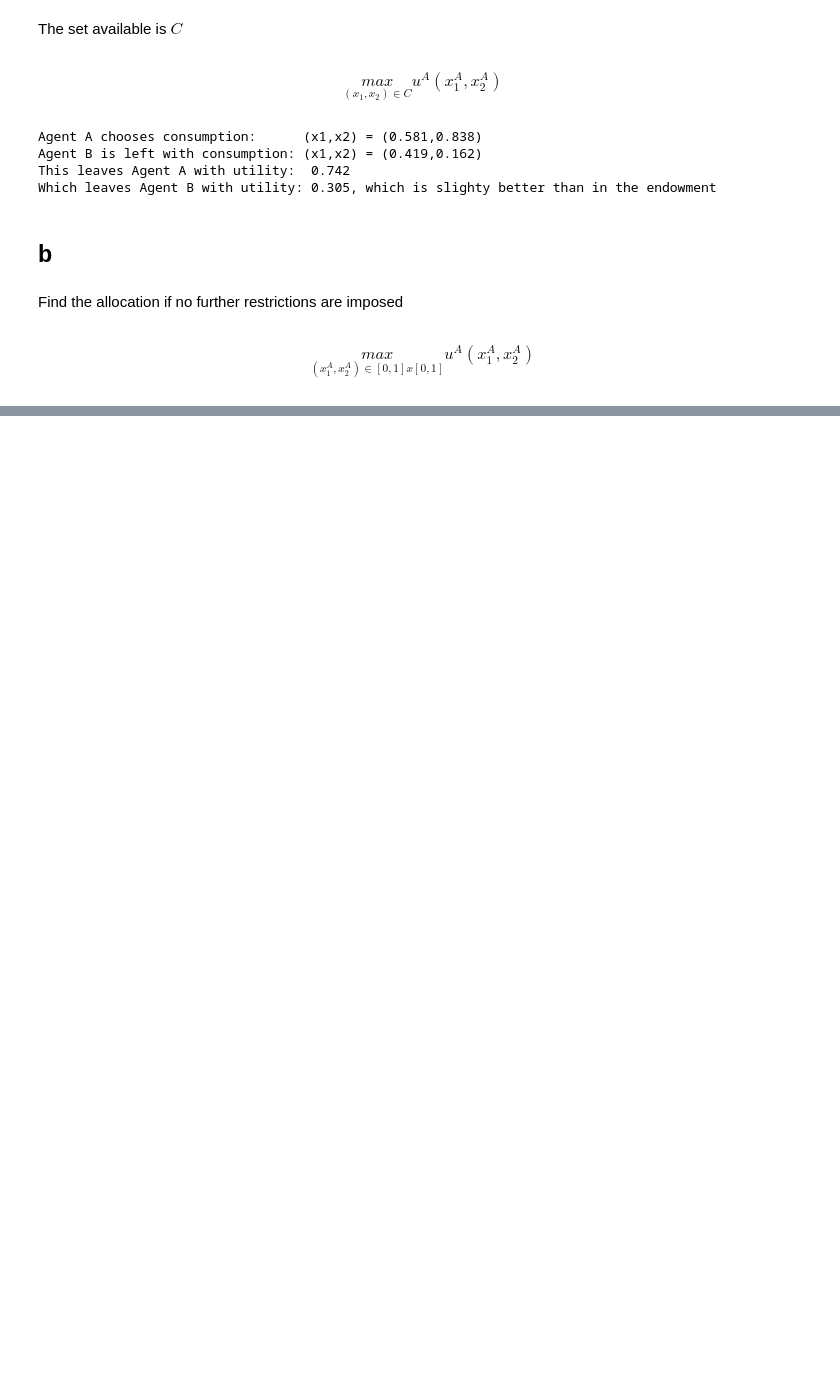
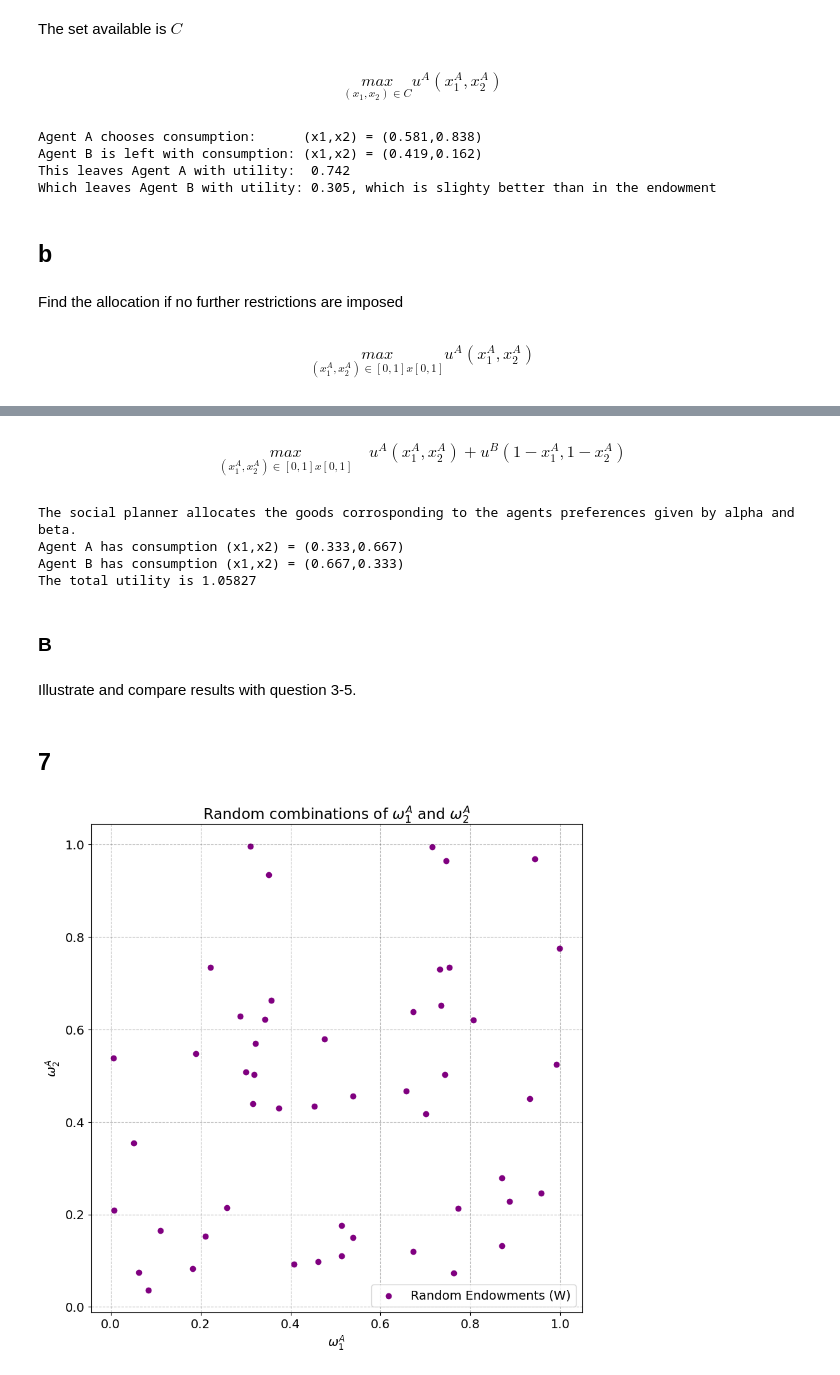
Before and after one commit to zth948/Jens-og-Simon, a Jupyter notebook: Projects/InauguralProject2024.ipynb, the cells around one changed output, grey strips where cells are left out. Saved outputs shown, nothing was run; the diff lists cells and outputs as text; code cells hidden in the pictures; blank space fills up the shorter version.

```diff
--- a/Projects/InauguralProject2024.ipynb
+++ b/Projects/InauguralProject2024.ipynb
@@ -304,0 +351,77 @@ def  best2(x1a,x2a):
+# %% [markdown]
+$$
+\underset{(x_{1}^{A},x_{2}^{A})\in[0,1]x[0,1]}{max} \quad u^{A}(x_{1}^{A},x_{2}^{A})+u^{B}(1-x_{1}^{A},1-x_{2}^{A})
+$$
+# %%
+def social_planner_objective(x):
+    # Extract consumption choices for Agent A
+    x1a, x2a = x
+
+    # Calculate utility for Agent A
+    u_A = model.utility_A(x1a, x2a)
+
+    # Calculate consumption choices for Agent B
+    x1b = 1 - x1a
+    x2b = 1 - x2a
+
+    # Calculate utility for Agent B
+    u_B = model.utility_B(x1b, x2b)
+
+    # Return the sum of utilities for both agents (assuming social planner wants to maximize total utility)
+    return -(u_A + u_B)
+
+bounds = [(0, 1), (0, 1)]
+
+# Initial guess for consumption choices for Agent A
+initial_guess = np.array([0.5, 0.5])
+
+# Optimize the objective function using SLSQP method
+res = minimize(social_planner_objective, x0=initial_guess, method='SLSQP', bounds=bounds)
+
+# Extract optimal consumption choices for Agent A
+optimal_x1a, optimal_x2a = res.x
+optimal_x1b = 1 - optimal_x1a
+optimal_x2b = 1 - optimal_x2a
+utility_for_A = model.utility_A(optimal_x1a,optimal_x2a)
+utility_for_B = model.utility_B(optimal_x1b,optimal_x2b)
+
+# Calculate utility for Agent A
+total_utility = -res.fun
+
+print(f'The social planner allocates the goods corrosponding to the agents preferences given by alpha and beta.')
+print(f'Agent A has consumption (x1,x2) = ({optimal_x1a:.3f},{optimal_x2a:.3f})')
+print(f'Agent B has consumption (x1,x2) = ({optimal_x1b:.3f},{optimal_x2b:.3f})')
+print(f'The total utility is {total_utility:.5f}')
+# %% [output]
+The social planner allocates the goods corrosponding to the agents preferences given by alpha and beta.
+Agent A has consumption (x1,x2) = (0.333,0.667)
+Agent B has consumption (x1,x2) = (0.667,0.333)
+The total utility is 1.05827
+# %% [markdown]
+### B
+# %% [markdown]
+Illustrate and compare results with question 3-5.
+# %% [markdown]
+## 7
+# %%
+import random
+
+# We Generate a set W with 50 elements where each element is a tuple (w1A, w2A)
+# with w1A and w2A drawn from a uniform distribution U(0, 1)
+W = {(random.uniform(0, 1), random.uniform(0, 1)) for _ in range(50)}
+
+
+np.random.seed(14)  # Replication
+omega_1A = np.random.uniform(0, 1, 50)
+omega_2A = np.random.uniform(0, 1, 50)
+
+# Plotting the random set W in the w1A-w2A space
+plt.figure(figsize=(10,10))
+plt.scatter(omega_1A, omega_2A, c='purple', label='Random Endowments (W)')
+plt.xlabel('$\omega_1^A$')
+plt.ylabel('$\omega_2^A$')
+plt.title('Random combinations of $\omega_1^A$ and $\omega_2^A$')
+plt.legend()
+plt.show()
+# %% [output]
+[figure, added]
```
Also changed, not shown: parts of 8 cells of this notebook, 1 other file.
